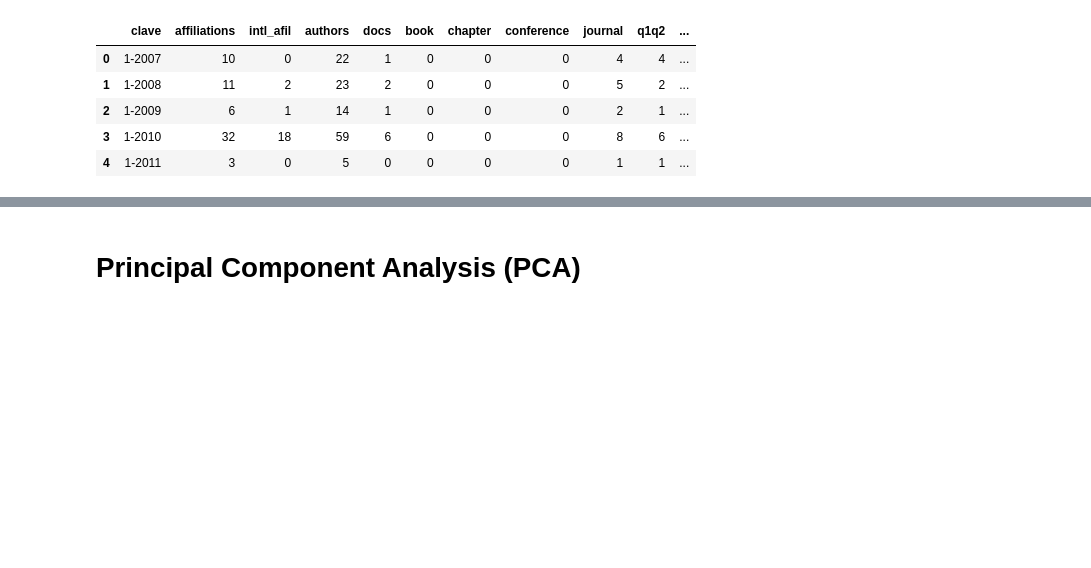
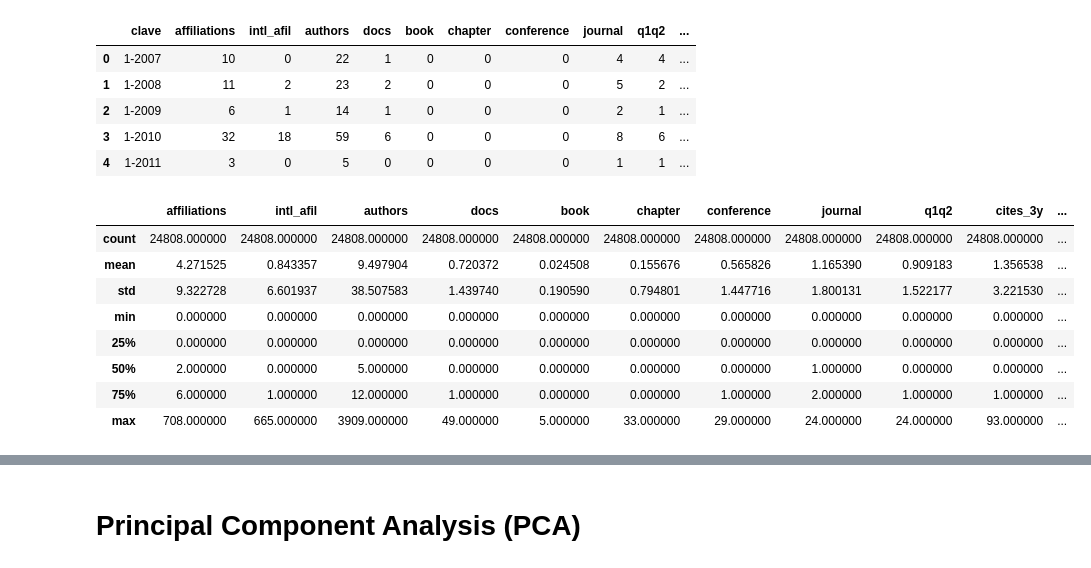
Before and after one commit to sharifnasser/ML-second-midterm, a Jupyter notebook: mid_term.ipynb, the cells around one changed output, grey strips where cells are left out. Cells and saved outputs as stored; diff of their text form; code cells hidden in the pictures; blank space fills up the shorter version.

```diff
--- a/mid_term.ipynb
+++ b/mid_term.ipynb
@@ -18,3 +18,15 @@ df.head()
 | 2 | 1-2009 | 6 | 1 | 14 | 1 | 0 | 0 | 0 | 2 | 1 | ... |
 | 3 | 1-2010 | 32 | 18 | 59 | 6 | 0 | 0 | 0 | 8 | 6 | ... |
 | 4 | 1-2011 | 3 | 0 | 5 | 0 | 0 | 0 | 0 | 1 | 1 | ... |
+# %%
+df.describe()
+# %% [output]
+|  | affiliations | intl_afil | authors | docs | book | chapter | conference | journal | q1q2 | cites_3y | ... |
+| count | 24808.000000 | 24808.000000 | 24808.000000 | 24808.000000 | 24808.000000 | 24808.000000 | 24808.000000 | 24808.000000 | 24808.000000 | 24808.000000 | ... |
+| mean | 4.271525 | 0.843357 | 9.497904 | 0.720372 | 0.024508 | 0.155676 | 0.565826 | 1.165390 | 0.909183 | 1.356538 | ... |
+| std | 9.322728 | 6.601937 | 38.507583 | 1.439740 | 0.190590 | 0.794801 | 1.447716 | 1.800131 | 1.522177 | 3.221530 | ... |
+| min | 0.000000 | 0.000000 | 0.000000 | 0.000000 | 0.000000 | 0.000000 | 0.000000 | 0.000000 | 0.000000 | 0.000000 | ... |
+| 25% | 0.000000 | 0.000000 | 0.000000 | 0.000000 | 0.000000 | 0.000000 | 0.000000 | 0.000000 | 0.000000 | 0.000000 | ... |
+| 50% | 2.000000 | 0.000000 | 5.000000 | 0.000000 | 0.000000 | 0.000000 | 0.000000 | 1.000000 | 0.000000 | 0.000000 | ... |
+| 75% | 6.000000 | 1.000000 | 12.000000 | 1.000000 | 0.000000 | 0.000000 | 1.000000 | 2.000000 | 1.000000 | 1.000000 | ... |
+| max | 708.000000 | 665.000000 | 3909.000000 | 49.000000 | 5.000000 | 33.000000 | 29.000000 | 24.000000 | 24.000000 | 93.000000 | ... |
```
Also changed, not shown: parts of 2 cells of this notebook.
